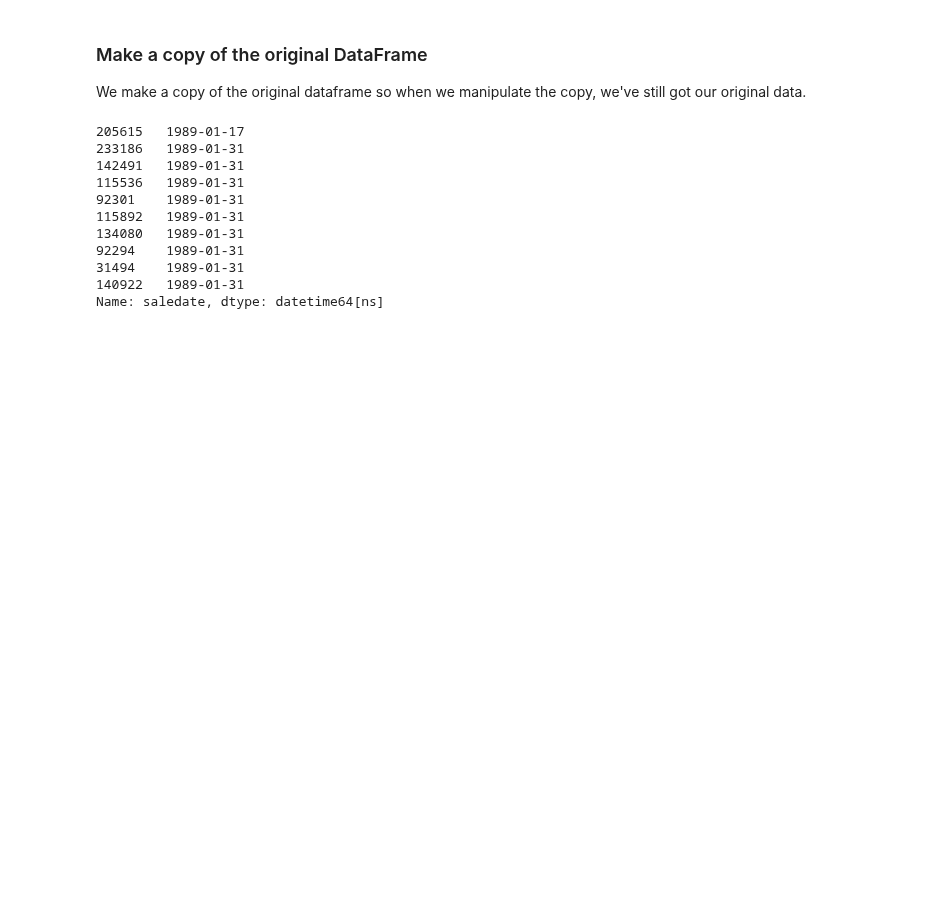
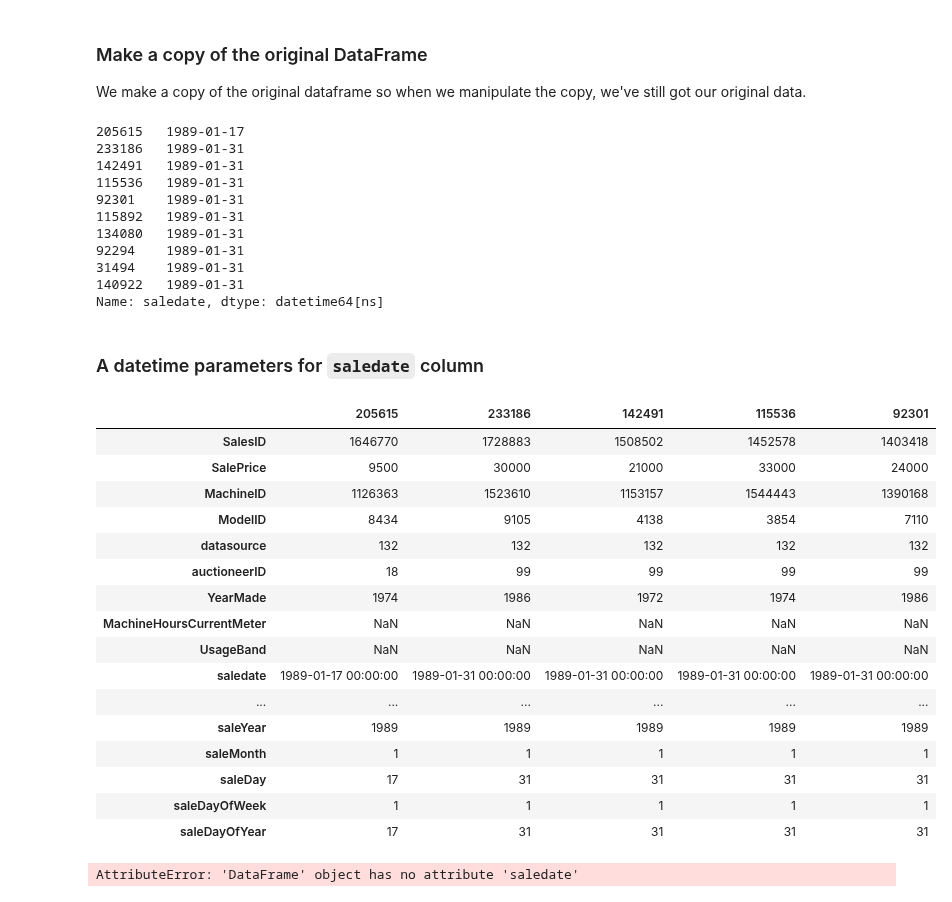
Before and after one commit to JavierMedel/ZM-Machine-Learning, a Jupyter notebook: Section-04-ml-projects/11-end-to-end-bluebook-bulldozer-price-regression.ipynb, the cells around one changed output. Saved outputs shown, nothing was run; the diff lists cells and outputs as text; code cells hidden in the pictures; blank space fills up the shorter version.

```diff
--- a/Section-04-ml-projects/11-end-to-end-bluebook-bulldozer-price-regression.ipynb
+++ b/Section-04-ml-projects/11-end-to-end-bluebook-bulldozer-price-regression.ipynb
@@ -211,3 +211,31 @@ df_tmp.saledate[:10]
 31494    1989-01-31
 140922   1989-01-31
 Name: saledate, dtype: datetime64[ns]
+# %% [markdown]
+### A datetime parameters for `saledate` column
+# %%
+df_tmp['saleYear'] = df.saledate.dt.year
+df_tmp['saleMonth'] = df.saledate.dt.month
+df_tmp['saleDay'] = df.saledate.dt.day
+df_tmp['saleDayOfWeek'] = df.saledate.dt.dayofweek
+df_tmp['saleDayOfYear'] = df.saledate.dt.dayofyear
+# %%
+df_tmp.head().T
+# %% [output]
+|  | 205615 | 233186 | 142491 | 115536 | 92301 |
+| SalesID | 1646770 | 1728883 | 1508502 | 1452578 | 1403418 |
+| SalePrice | 9500 | 30000 | 21000 | 33000 | 24000 |
+| MachineID | 1126363 | 1523610 | 1153157 | 1544443 | 1390168 |
+| ModelID | 8434 | 9105 | 4138 | 3854 | 7110 |
+| datasource | 132 | 132 | 132 | 132 | 132 |
+| auctioneerID | 18 | 99 | 99 | 99 | 99 |
+| YearMade | 1974 | 1986 | 1972 | 1974 | 1986 |
+| MachineHoursCurrentMeter | NaN | NaN | NaN | NaN | NaN |
+| UsageBand | NaN | NaN | NaN | NaN | NaN |
+| saledate | 1989-01-17 00:00:00 | 1989-01-31 00:00:00 | 1989-01-31 00:00:00 | 1989-01-31 00:00:00 | 1989-01-31 00:00:00 |
+| ... | ... | ... | ... | ... | ... |
+| saleYear | 1989 | 1989 | 1989 | 1989 | 1989 |
+| saleMonth | 1 | 1 | 1 | 1 | 1 |
+| saleDay | 17 | 31 | 31 | 31 | 31 |
+| saleDayOfWeek | 1 | 1 | 1 | 1 | 1 |
+| saleDayOfYear | 17 | 31 | 31 | 31 | 31 |
@@ -213,0 +246,4 @@ Name: saledate, dtype: datetime64[ns]
+# %%
+df_tmp.saledate
+# %% [output]
+AttributeError: 'DataFrame' object has no attribute 'saledate'
```
Also changed, not shown: parts of 1 cell of this notebook.
